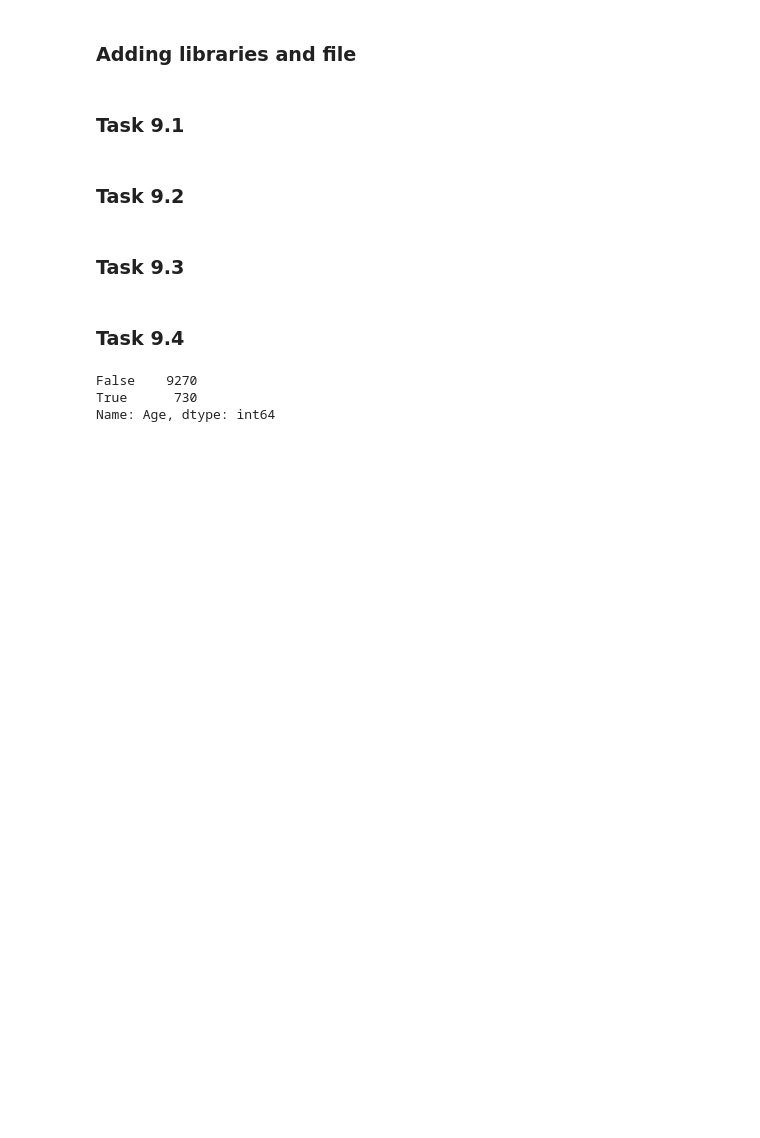
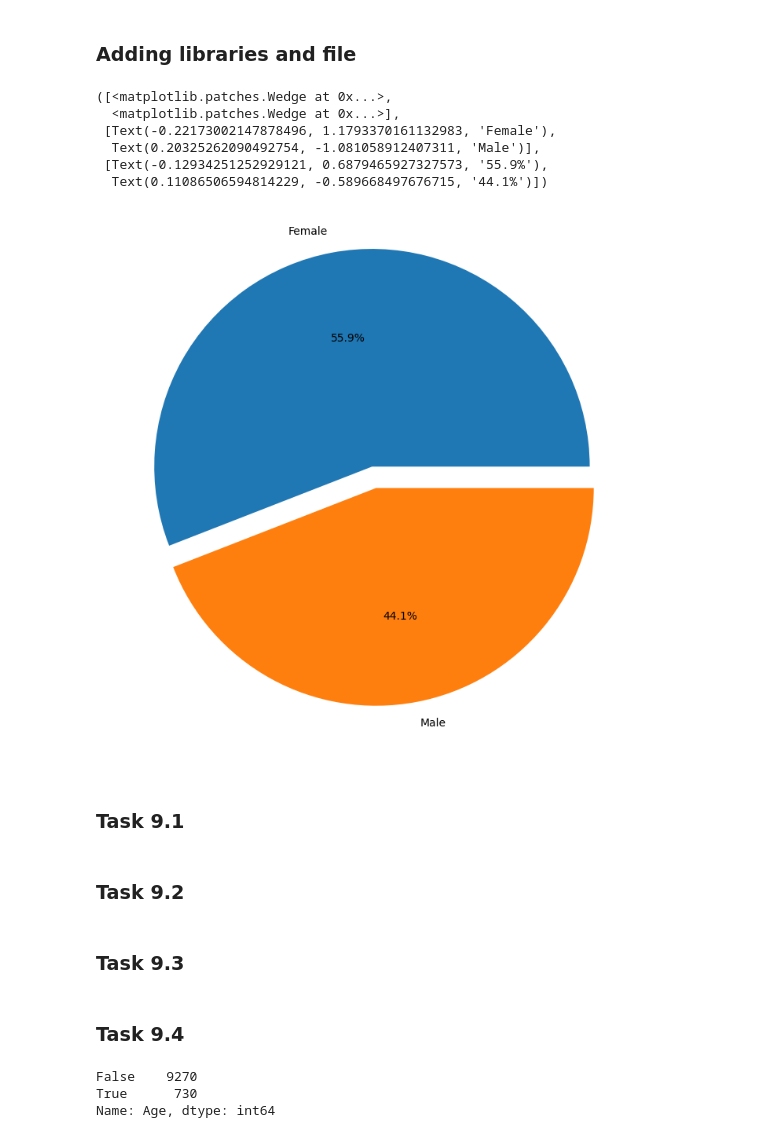
Before and after one commit to PlatArs/Bank_Analytics, a Jupyter notebook: Bank_Analytics.ipynb, the cells around one changed output. Drawn from its saved outputs; the diff is of its cells as text; code cells hidden in the pictures; blank space fills up the shorter version.

```diff
--- a/Bank_Analytics.ipynb
+++ b/Bank_Analytics.ipynb
@@ -3,19 +3,35 @@
 # %%
 import pandas as pd
 import plotly
 import plotly.express as px
 
 import matplotlib.pyplot as plt
 %matplotlib inline
 plt.style.use('default')
 
 import seaborn as sns
 
 import plotly.graph_objects as go
 churn_data = pd.read_csv('data/churn.csv')
 churn_data = churn_data.copy()
 # присвоение категориальных признаков для улучшения отображения подписей
 churn_data['Exited'] = churn_data['Exited'].apply(lambda x: 'Exited' if (x == 1) else 'Loyal').astype('category')
+
+gone = churn_data[churn_data['Exited'] == 'Exited']
+fig, axes = plt.subplots(figsize=(9, 9))
+axes.pie(gone['Gender'].value_counts(), # берем данные об ушедших клиентах
+         labels=['Female', 'Male'],
+         autopct='%.1f%%', #округление до первого знака после запятой
+         explode=[0.1, 0] #доля смещения от центра
+         )
+# %% [output]
+([<matplotlib.patches.Wedge at 0x...>,
+  <matplotlib.patches.Wedge at 0x...>],
+ [Text(-0.22173002147878496, 1.1793370161132983, 'Female'),
+  Text(0.20325262090492754, -1.081058912407311, 'Male')],
+ [Text(-0.12934251252929121, 0.6879465927327573, '55.9%'),
+  Text(0.11086506594814229, -0.589668497676715, '44.1%')])
+[figure, added]
 # %% [markdown]
 ### Task 9.1
 # %%
```
Also changed, not shown: parts of 5 cells of this notebook.
